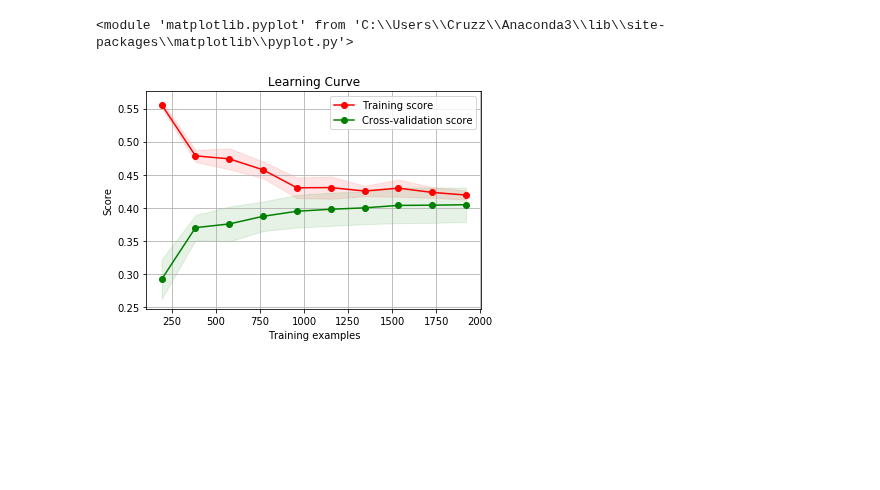
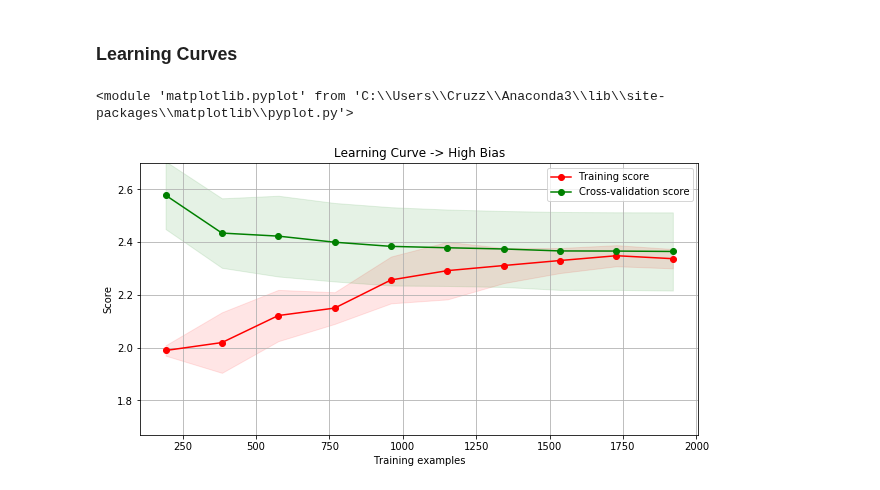
Before and after one commit to Cruzzor/BoxOffice, a Jupyter notebook: First_Model_Marcel.ipynb, the cells around one changed output. Saved outputs shown, nothing was run; the diff lists cells and outputs as text; code cells hidden in the pictures; blank space fills up the shorter version.

Commit message:
Defining custom scoring function for cv

```diff
--- a/First_Model_Marcel.ipynb
+++ b/First_Model_Marcel.ipynb
@@ -8,0 +39,28 @@ from sklearn.metrics import mean_squared_log_error
+# %%
+# Define own scoring function
+# because target is actually log(target)
+def my_score(y_true, y_pred):
+    '''
+    Compute the RMSLE on the actual target values, not the log target
+    '''
+    return np.sqrt(mean_squared_log_error(np.exp(y_true), np.exp(y_pred)))
+
+# Create callable scoring function
+scoring_fnc = make_scorer(my_score)
+
+# Do CV
+cv_results = cross_validate(reg, X_train, np.log1p(y_train), cv=5, scoring=scoring_fnc, return_train_score=True)
+
+# Display the individual results + mean/std
+display(pd.DataFrame(cv_results)[['train_score', 'test_score']])
+means = [
+    np.mean(cv_results['train_score']),
+    np.mean(cv_results['test_score'])
+]
+stds = [
+    np.std(cv_results['train_score']),
+    np.std(cv_results['test_score'])
+]
+
+result_summary = {'mean': means, 'std': stds}
+display(pd.DataFrame(result_summary, index=['train_score', 'test_score']))
@@ -9,3 +77,5 @@ from sklearn.metrics import mean_squared_log_error
+# %% [markdown]
+### Learning Curves
 # %%
 def plot_learning_curve(estimator, title, X, y, ylim=None, cv=None,
                         n_jobs=None, train_sizes=np.linspace(.1, 1.0, 5)):
@@ -62,14 +132,14 @@ def plot_learning_curve(estimator, title, X, y, ylim=None, cv=None,
         be big enough to contain at least one sample from each class.
         (default: np.linspace(0.1, 1.0, 5))
     """
-    plt.figure()
+    plt.figure(figsize=(10,5))
     plt.title(title)
     if ylim is not None:
         plt.ylim(*ylim)
     plt.xlabel("Training examples")
     plt.ylabel("Score")
     train_sizes, train_scores, test_scores = learning_curve(
-        estimator, X, y, cv=cv, n_jobs=n_jobs, train_sizes=train_sizes, scoring='explained_variance')
+        estimator, X, y, cv=cv, n_jobs=n_jobs, train_sizes=train_sizes, scoring=scoring_fnc)
     train_scores_mean = np.mean(train_scores, axis=1)
     train_scores_std = np.std(train_scores, axis=1)
     test_scores_mean = np.mean(test_scores, axis=1)
@@ -114,5 +161,5 @@ reg = LinearRegression()
 # %%
-plot_learning_curve(reg, 'Learning Curve', X_train, np.log1p(y_train), cv=5, train_sizes=np.linspace(.1, 1.0, 10))
+plot_learning_curve(reg, 'Learning Curve -> High Bias', X_train, np.log1p(y_train), cv=5, train_sizes=np.linspace(.1, 1.0, 10), ylim=(1.67, 2.7))
 # %% [output]
 <module 'matplotlib.pyplot' from 'C:\\Users\\Cruzz\\Anaconda3\\lib\\site-packages\\matplotlib\\pyplot.py'>
-[figure, old version]
+[figure, new version]
```
Also changed, not shown: parts of 5 cells of this notebook.
